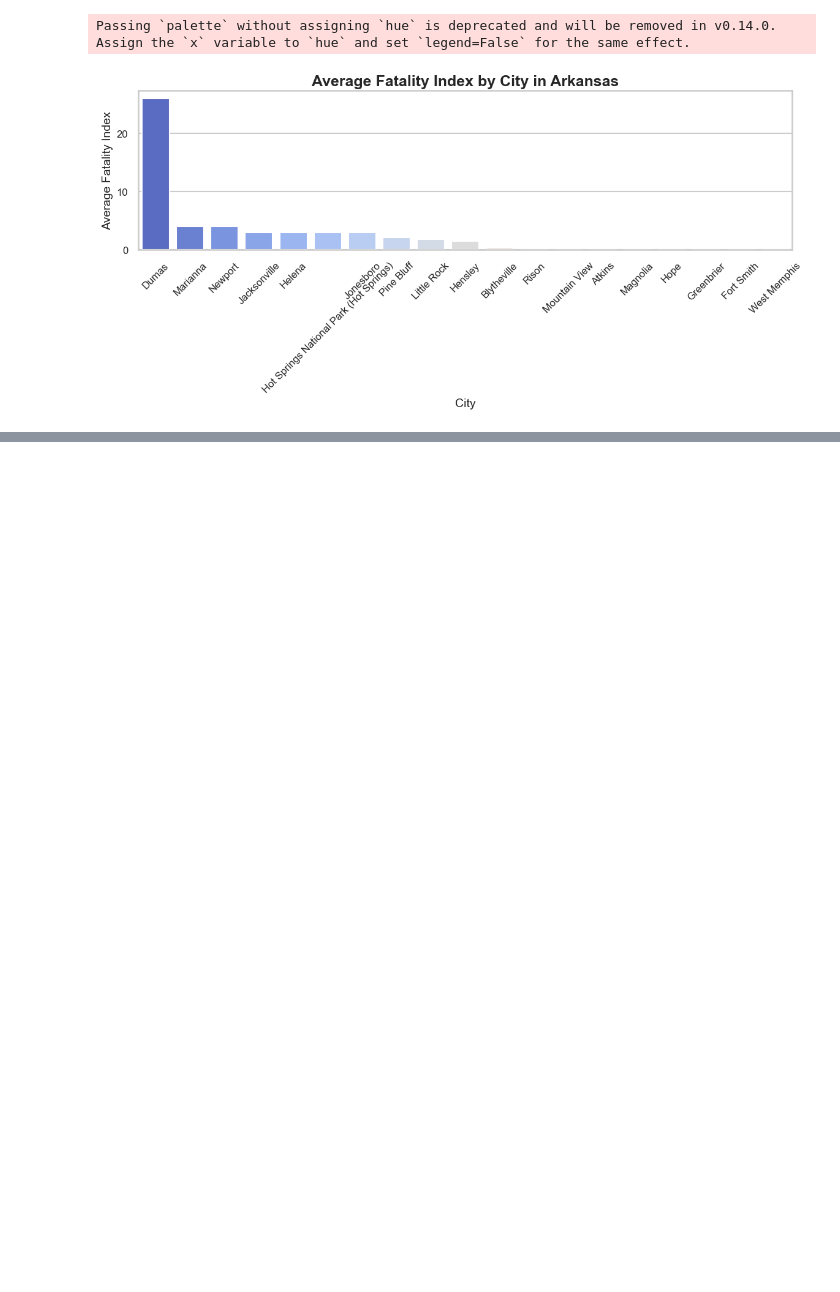
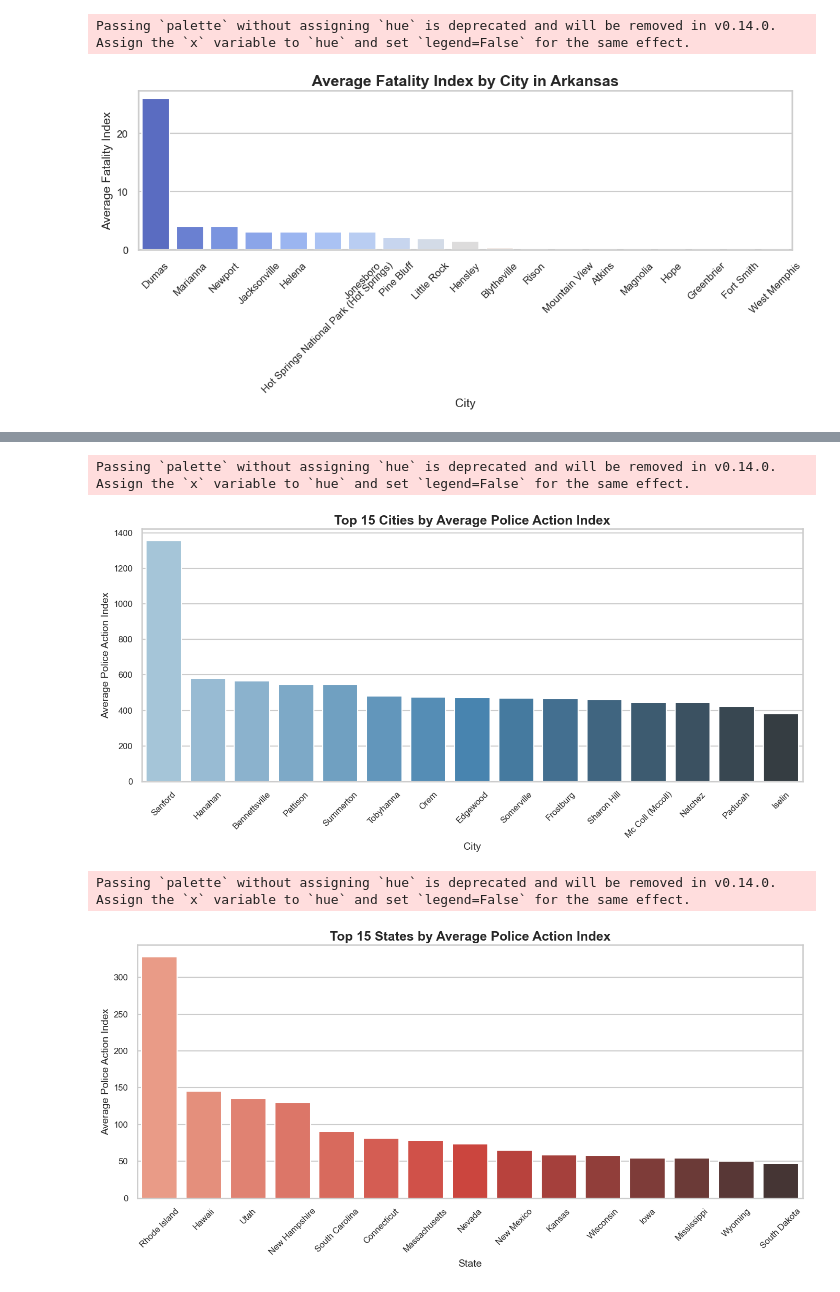
Before and after one commit to dhylan01/ECE143Group16, a Jupyter notebook: analysis.ipynb, the cells around one changed output, grey strips where cells are left out. Cells and saved outputs as stored; diff of their text form; code cells hidden in the pictures; blank space fills up the shorter version.

Commit message:
Added justice index stuff

```diff
--- a/analysis.ipynb
+++ b/analysis.ipynb
@@ -258,0 +328,5 @@ fig_injured.show()
+# %%
+df_added = add_surrendered_captured_data(df,'Data/mass_shooting_13_24_surrenders.csv')
+df_added = add_suicide_kills_data(df_added,'Data/mass_shooting_13_24_suicides.csv')
+
+df_added
@@ -258,0 +472,4 @@ fig_injured.show()
+# %%
+abbrev_to_state = {v: k for k, v in state_abbr.items()}
+# %%
+df_index_added['State'] = df_index_added['State'].map(abbrev_to_state)
@@ -258,0 +506,39 @@ fig_injured.show()
+# %%
+import matplotlib.pyplot as plt
+
+
+# Set Seaborn style
+sns.set(style='whitegrid', context='talk')
+
+# index with number of incidents
+
+city_police = df_index_added.groupby('City Or County')['Police Action Index'].mean().sort_values(ascending=False).head(15)
+
+plt.figure(figsize=(14, 7))
+sns.barplot(x=city_police.index, y=city_police.values, palette='Blues_d')
+plt.title('Top 15 Cities by Average Police Action Index', fontsize=18, weight='bold')
+plt.xlabel('City', fontsize=14)
+plt.ylabel('Average Police Action Index', fontsize=14)
+plt.xticks(rotation=45, fontsize=12)
+plt.yticks(fontsize=12)
+plt.tight_layout()
+plt.show()
+
+
+# Top 15 States by Police Action Index
+state_police = df_index_added.groupby('State')['Police Action Index'].mean().sort_values(ascending=False).head(15)
+
+plt.figure(figsize=(14, 7))
+sns.barplot(x=state_police.index, y=state_police.values, palette='Reds_d')
+plt.title('Top 15 States by Average Police Action Index', fontsize=18, weight='bold')
+plt.xlabel('State', fontsize=14)
+plt.ylabel('Average Police Action Index', fontsize=14)
+plt.xticks(rotation=45, fontsize=12)
+plt.yticks(fontsize=12)
+plt.tight_layout()
+plt.show()
+# %% [output]
+Passing `palette` without assigning `hue` is deprecated and will be removed in v0.14.0. Assign the `x` variable to `hue` and set `legend=False` for the same effect.
+[figure, added]
+Passing `palette` without assigning `hue` is deprecated and will be removed in v0.14.0. Assign the `x` variable to `hue` and set `legend=False` for the same effect.
+[figure, added]
```
Also changed, not shown: parts of 29 cells of this notebook, 10 other files.
